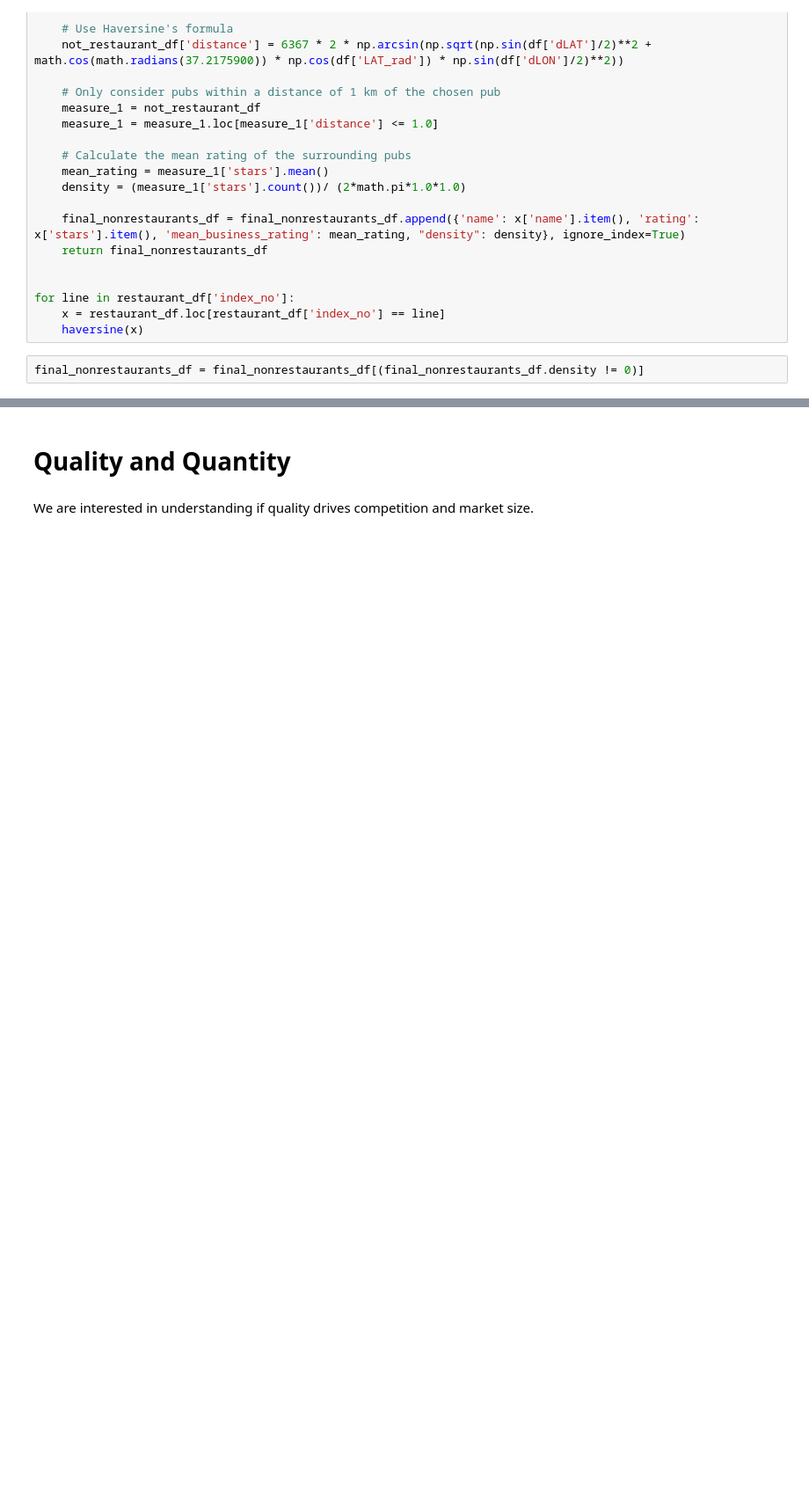
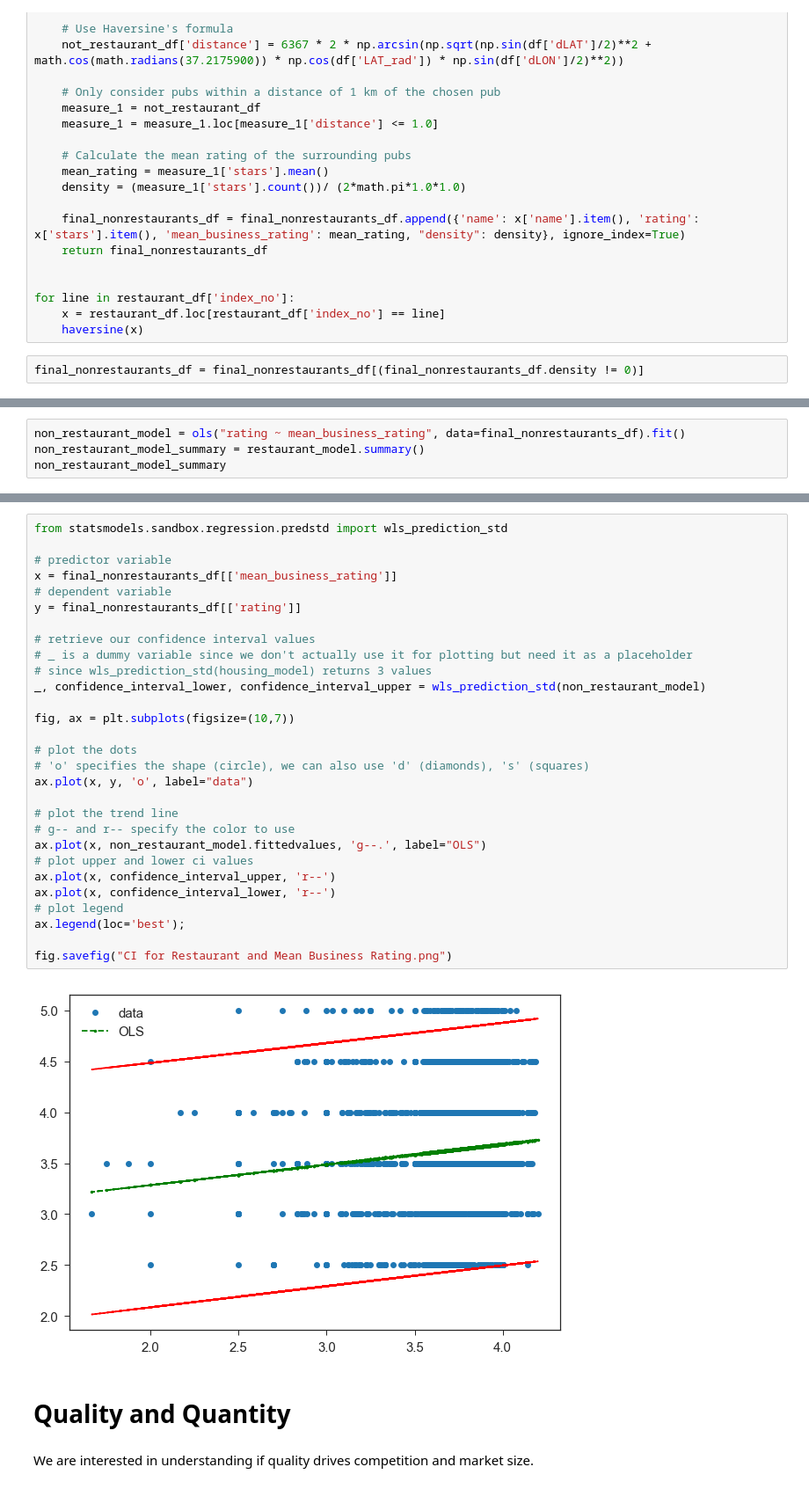
Before and after one commit to shrutirao94/Restaurant-Quality-and-Co-location-in-Toronto, a Jupyter notebook: Quality and Restaurant Analysis.ipynb, the cells around one changed output, grey strips where cells are left out. Shown at 88% size. Drawn from its saved outputs; the diff is of its cells as text; blank space fills up the shorter version.

```diff
--- a/Quality and Restaurant Analysis.ipynb
+++ b/Quality and Restaurant Analysis.ipynb
@@ -150,0 +232,4 @@ plt.ylabel('Rating of Pub')
+# %%
+non_restaurant_model = ols("rating ~ mean_business_rating", data=final_nonrestaurants_df).fit()
+non_restaurant_model_summary = restaurant_model.summary()
+non_restaurant_model_summary
@@ -151,3 +254,34 @@ plt.ylabel('Rating of Pub')
+# %%
+from statsmodels.sandbox.regression.predstd import wls_prediction_std
+
+# predictor variable
+x = final_nonrestaurants_df[['mean_business_rating']]
+# dependent variable
+y = final_nonrestaurants_df[['rating']]
+
+# retrieve our confidence interval values
+# _ is a dummy variable since we don't actually use it for plotting but need it as a placeholder
+# since wls_prediction_std(housing_model) returns 3 values
+_, confidence_interval_lower, confidence_interval_upper = wls_prediction_std(non_restaurant_model)
+
+fig, ax = plt.subplots(figsize=(10,7))
+
+# plot the dots
+# 'o' specifies the shape (circle), we can also use 'd' (diamonds), 's' (squares)
+ax.plot(x, y, 'o', label="data")
+
+# plot the trend line
+# g-- and r-- specify the color to use
+ax.plot(x, non_restaurant_model.fittedvalues, 'g--.', label="OLS")
+# plot upper and lower ci values
+ax.plot(x, confidence_interval_upper, 'r--')
+ax.plot(x, confidence_interval_lower, 'r--')
+# plot legend
+ax.legend(loc='best');
+
+fig.savefig("CI for Restaurant and Mean Business Rating.png")
+# %% [output]
+[figure, added]
 # %% [markdown]
 # Quality and Quantity
 # %% [markdown]
```
Also changed, not shown: parts of 16 cells of this notebook.
